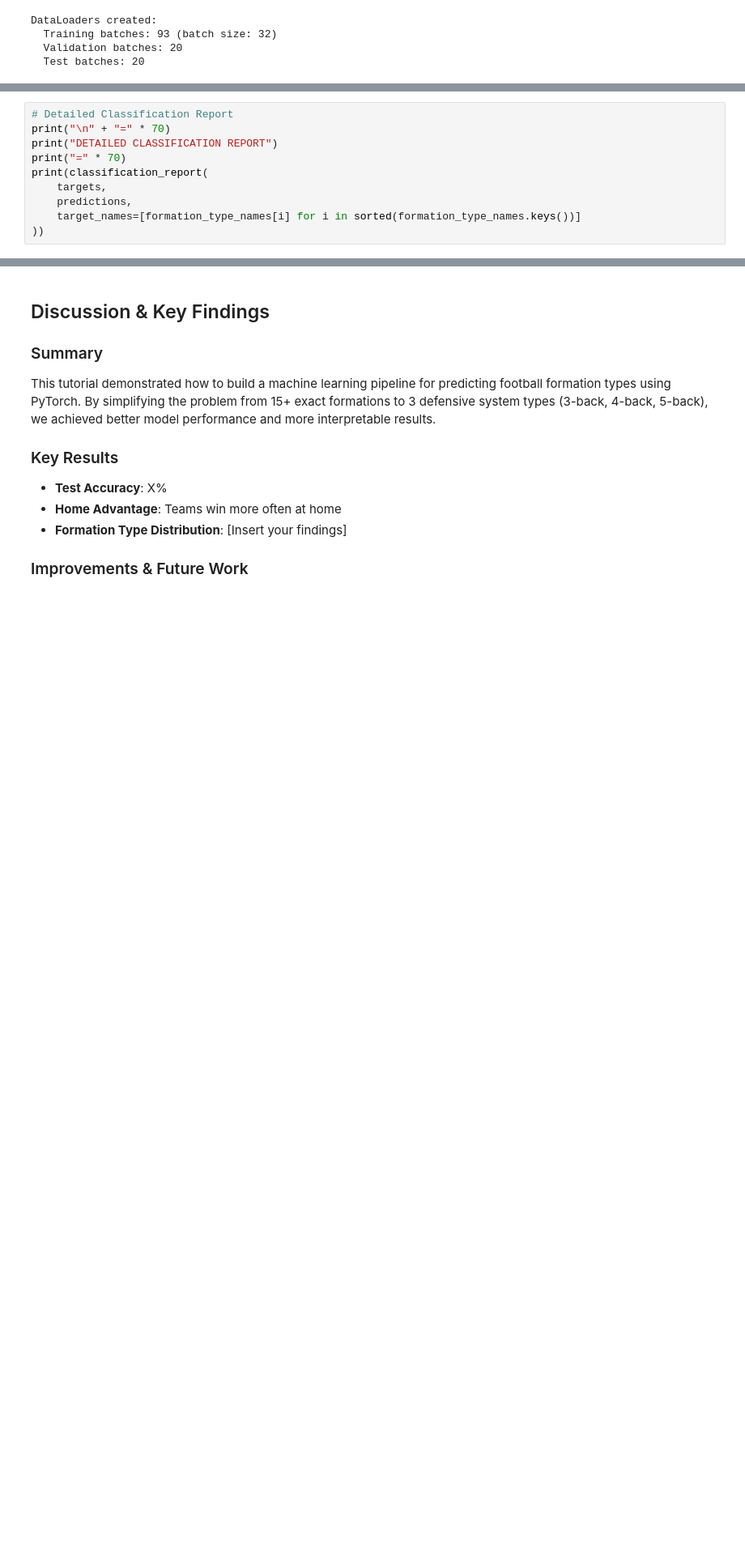
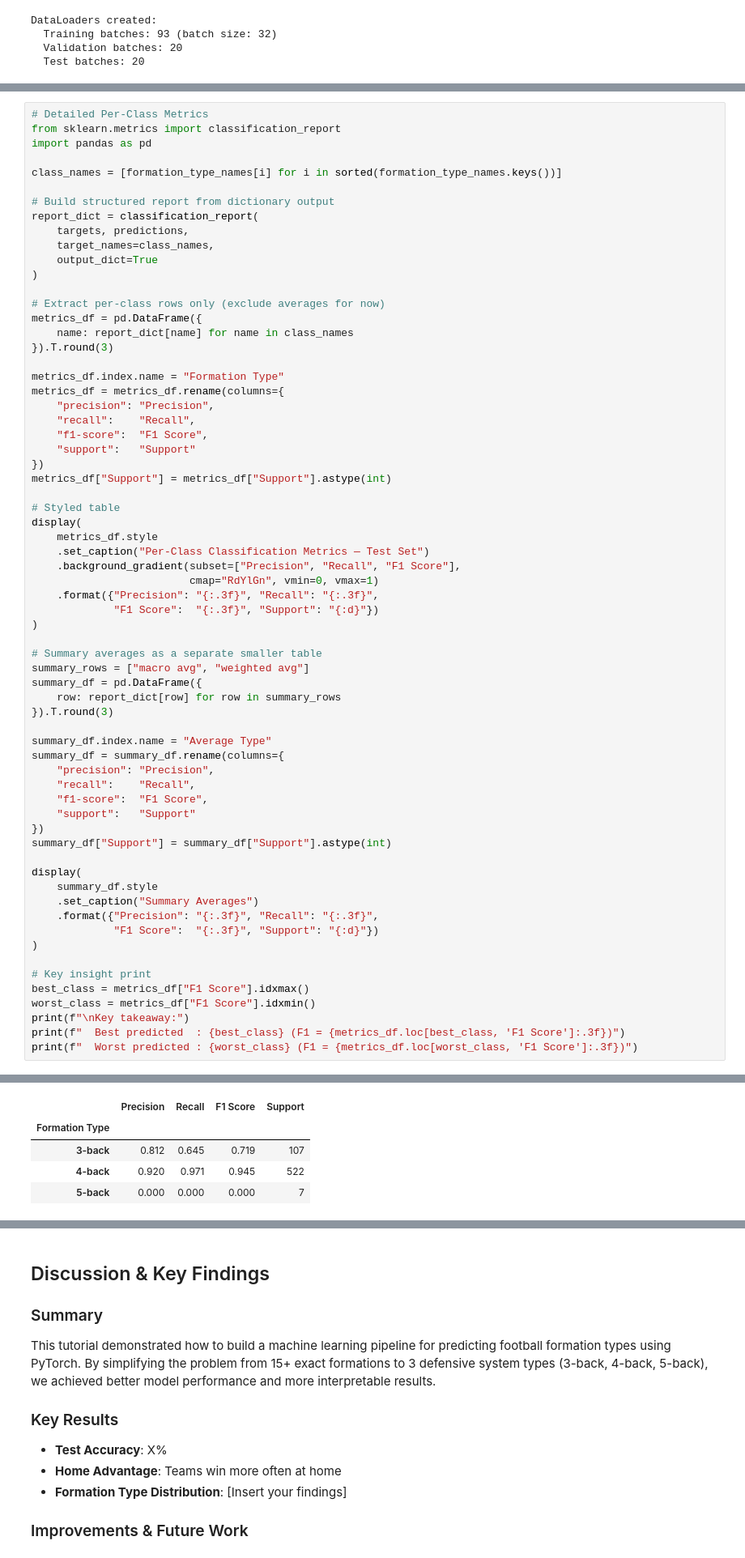
Before and after one commit to smithds546/Formation-predictor, a Jupyter notebook: Formation_predictor.ipynb, the cells around one changed output, grey strips where cells are left out. Shown at 81% size. Drawn from its saved outputs; the diff is of its cells as text; blank space fills up the shorter version.

```diff
--- a/Formation_predictor.ipynb
+++ b/Formation_predictor.ipynb
@@ -1103,11 +1302,67 @@ Best validation accuracy: 88.82% at epoch 17
 # %%
-# Detailed Classification Report
-print("\n" + "=" * 70)
-print("DETAILED CLASSIFICATION REPORT")
-print("=" * 70)
-print(classification_report(
-    targets,
-    predictions,
-    target_names=[formation_type_names[i] for i in sorted(formation_type_names.keys())]
-))
+# Detailed Per-Class Metrics
+from sklearn.metrics import classification_report
+import pandas as pd
+
+class_names = [formation_type_names[i] for i in sorted(formation_type_names.keys())]
+
+# Build structured report from dictionary output
+report_dict = classification_report(
+    targets, predictions,
+    target_names=class_names,
+    output_dict=True
+)
+
+# Extract per-class rows only (exclude averages for now)
+metrics_df = pd.DataFrame({
+    name: report_dict[name] for name in class_names
+}).T.round(3)
+
+metrics_df.index.name = "Formation Type"
+metrics_df = metrics_df.rename(columns={
+    "precision": "Precision",
+    "recall":    "Recall",
+    "f1-score":  "F1 Score",
+    "support":   "Support"
+})
+metrics_df["Support"] = metrics_df["Support"].astype(int)
+
+# Styled table
+display(
+    metrics_df.style
+    .set_caption("Per-Class Classification Metrics — Test Set")
+    .background_gradient(subset=["Precision", "Recall", "F1 Score"],
+                         cmap="RdYlGn", vmin=0, vmax=1)
+    .format({"Precision": "{:.3f}", "Recall": "{:.3f}",
+             "F1 Score":  "{:.3f}", "Support": "{:d}"})
+)
+
+# Summary averages as a separate smaller table
+summary_rows = ["macro avg", "weighted avg"]
+summary_df = pd.DataFrame({
+    row: report_dict[row] for row in summary_rows
+}).T.round(3)
+
+summary_df.index.name = "Average Type"
+summary_df = summary_df.rename(columns={
+    "precision": "Precision",
+    "recall":    "Recall",
+    "f1-score":  "F1 Score",
+    "support":   "Support"
+})
+summary_df["Support"] = summary_df["Support"].astype(int)
+
+display(
+    summary_df.style
+    .set_caption("Summary Averages")
+    .format({"Precision": "{:.3f}", "Recall": "{:.3f}",
+             "F1 Score":  "{:.3f}", "Support": "{:d}"})
+)
+
+# Key insight print
+best_class = metrics_df["F1 Score"].idxmax()
+worst_class = metrics_df["F1 Score"].idxmin()
+print(f"\nKey takeaway:")
+print(f"  Best predicted  : {best_class} (F1 = {metrics_df.loc[best_class, 'F1 Score']:.3f})")
+print(f"  Worst predicted : {worst_class} (F1 = {metrics_df.loc[worst_class, 'F1 Score']:.3f})")
 # %% [output]
@@ -1125,0 +1370,5 @@ weighted avg       0.89      0.90      0.89       636
+|  | Precision | Recall | F1 Score | Support |
+| Formation Type |  |  |  |  |
+| 3-back | 0.812 | 0.645 | 0.719 | 107 |
+| 4-back | 0.920 | 0.971 | 0.945 | 522 |
+| 5-back | 0.000 | 0.000 | 0.000 | 7 |
```
Also changed, not shown: parts of 29 cells of this notebook.
